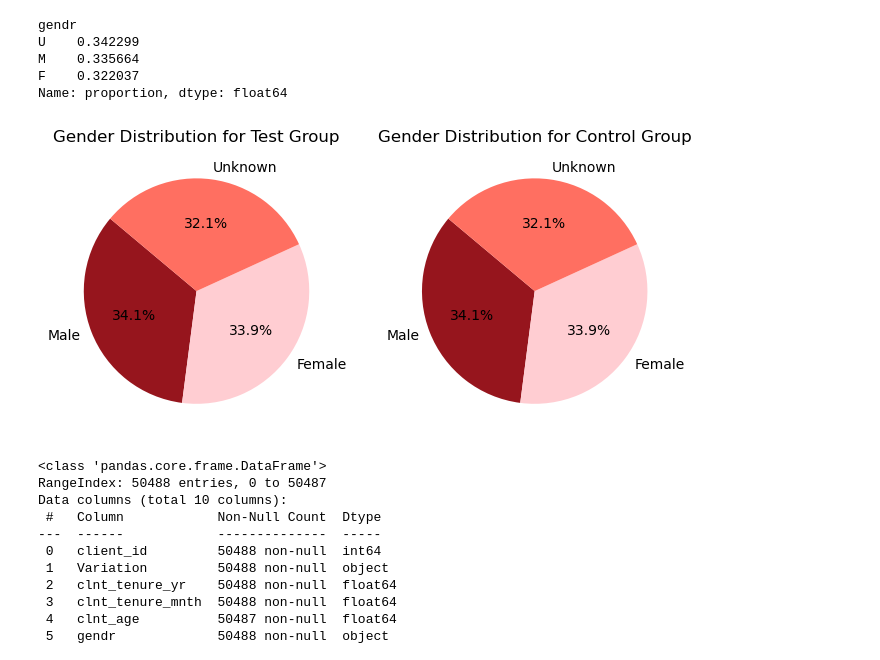
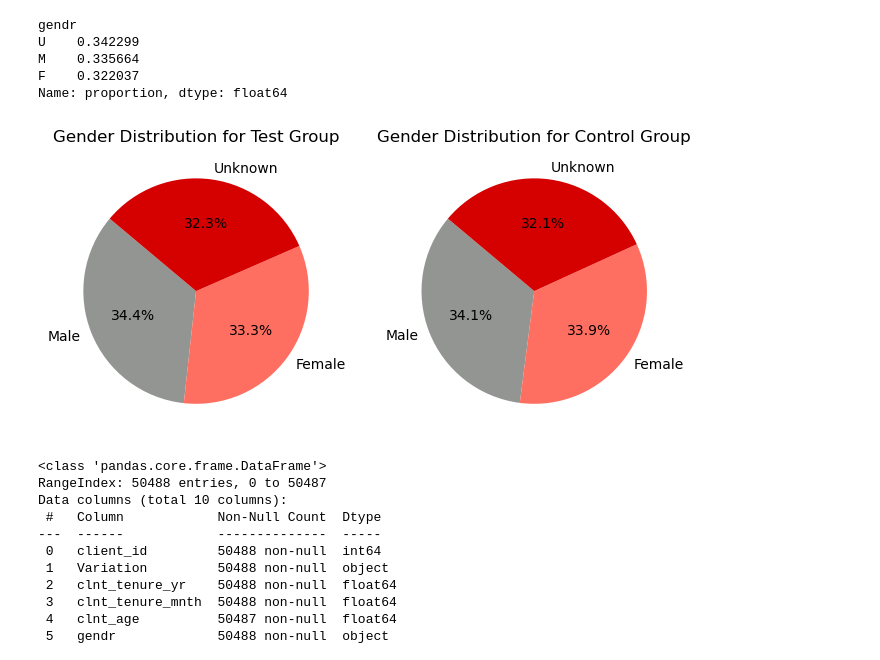
Before and after one commit to BonGoan/vanguard-ab-test, a Jupyter notebook: 02_jupyter_notebooks/vanguard-ab-test-nicole.ipynb, the cells around one changed output. Drawn from its saved outputs; the diff is of its cells as text; code cells hidden in the pictures.

```diff
--- a/02_jupyter_notebooks/vanguard-ab-test-nicole.ipynb
+++ b/02_jupyter_notebooks/vanguard-ab-test-nicole.ipynb
@@ -310,24 +310,26 @@ Name: proportion, dtype: float64
 # %%
 fig, axes = plt.subplots(1,2,figsize=(8,6))
 
-sizes_test = df_final_demo_control['gendr'].value_counts(normalize=True)
+sizes_test = df_final_demo_test['gendr'].value_counts(normalize=True)
 labels_test = ['Male', 'Female', 'Unknown']
 sizes_control = df_final_demo_control['gendr'].value_counts(normalize=True)
 labels_control = ['Male', 'Female', 'Unknown']
 colors = ['#96151d','#FFCDD2','#FF6F61']
 
+grey_colors = ['#929591', '#FF6F61', '#D50000']
 
-axes[0].pie(sizes_test, labels=labels_test, colors=colors, autopct='%1.1f%%', startangle=140)
-axes[1].pie(sizes_control, labels=labels_control, colors=colors, autopct='%1.1f%%', startangle=140)
+axes[0].pie(sizes_test, labels=labels_test, colors=grey_colors, autopct='%1.1f%%', startangle=140)
+axes[1].pie(sizes_control, labels=labels_control, colors=grey_colors, autopct='%1.1f%%', startangle=140)
 
 axes[0].set_title("Gender Distribution for Test Group")
 axes[1].set_title("Gender Distribution for Control Group")
 
+plt.savefig("Gender Distribution.png", transparent=True, bbox_inches='tight')
 plt.show()
 
-#96151d (actual vanguard red), #FFCDD2(light red/pink), D50000 (tomato red), #FF6F61 (light salmon)
+#96151d (actual vanguard red), #FFCDD2(light red/pink), #D50000 (tomato red), #FF6F61 (light salmon) #929591 (light grey) #595252 (dark grey)
 # %% [output]
-[figure, old version]
+[figure, new version]
 # %%
 df_final_demo_client_id.info()
 # %% [output]
```
Also changed, not shown: parts of 5 cells of this notebook, 3 other files.
